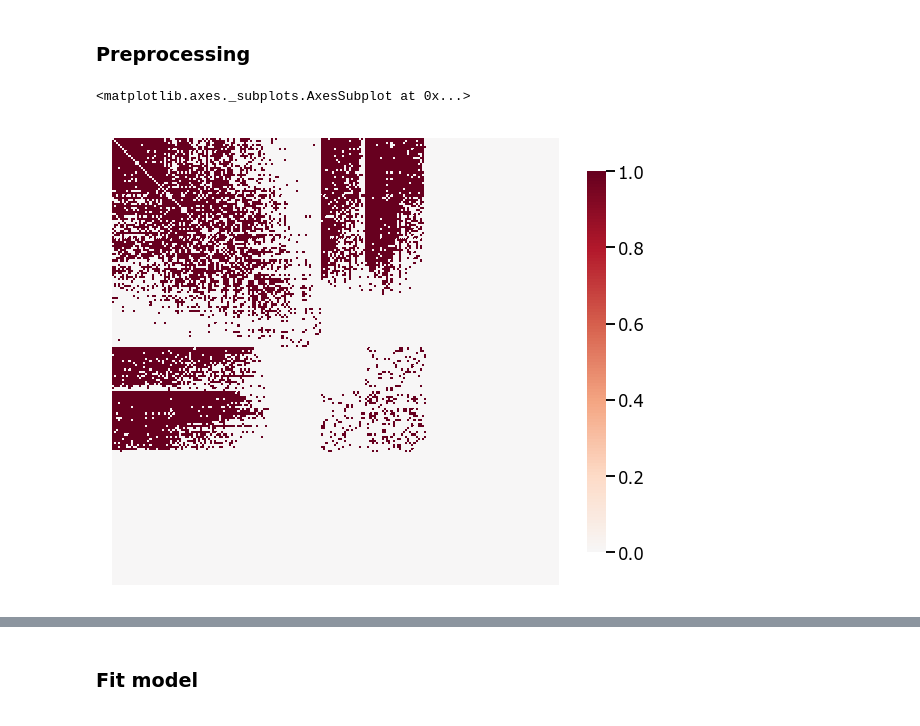
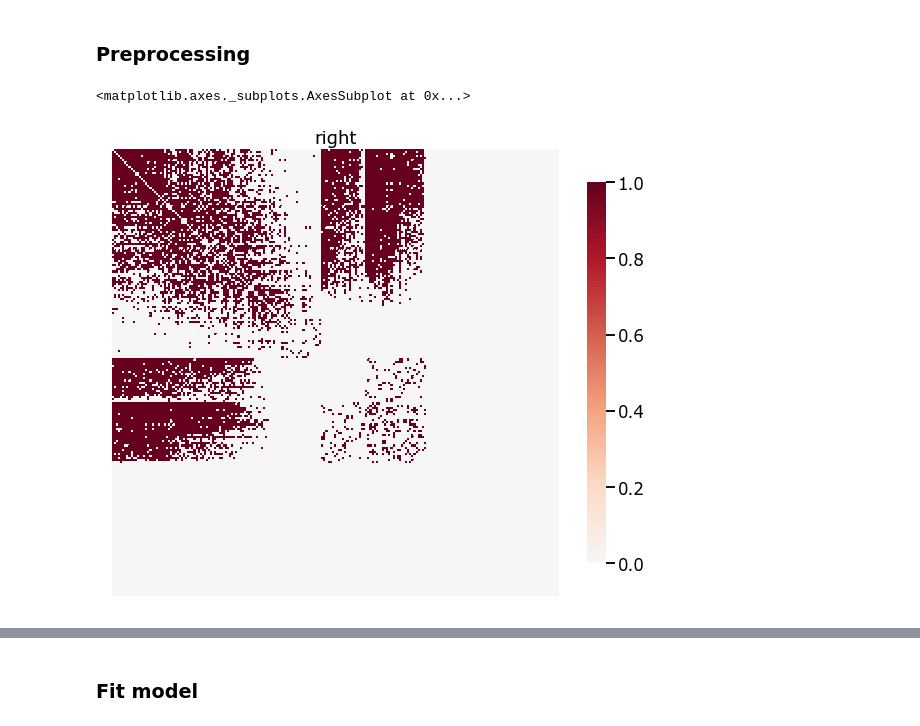
Before and after one commit to junhaobearxiong/graph_independence_test, a Jupyter notebook: notebooks/2019-04-11_real_data_drosophila.ipynb, the cells around one changed output, grey strips where cells are left out. Drawn from its saved outputs; the diff is of its cells as text; code cells hidden in the pictures.

```diff
--- a/notebooks/2019-04-11_real_data_drosophila.ipynb
+++ b/notebooks/2019-04-11_real_data_drosophila.ipynb
@@ -42,5 +43,5 @@ right_sorted = sort_graph(right_rm, np.where(graph_match==1)[1][:left.shape[0]])
 # %%
-heatmap(right)
+heatmap(right, title='right')
 # %% [output]
 <matplotlib.axes._subplots.AxesSubplot at 0x...>
-[figure, old version]
+[figure, new version]
```
Also changed, not shown: parts of 28 cells of this notebook, 1 other file.
